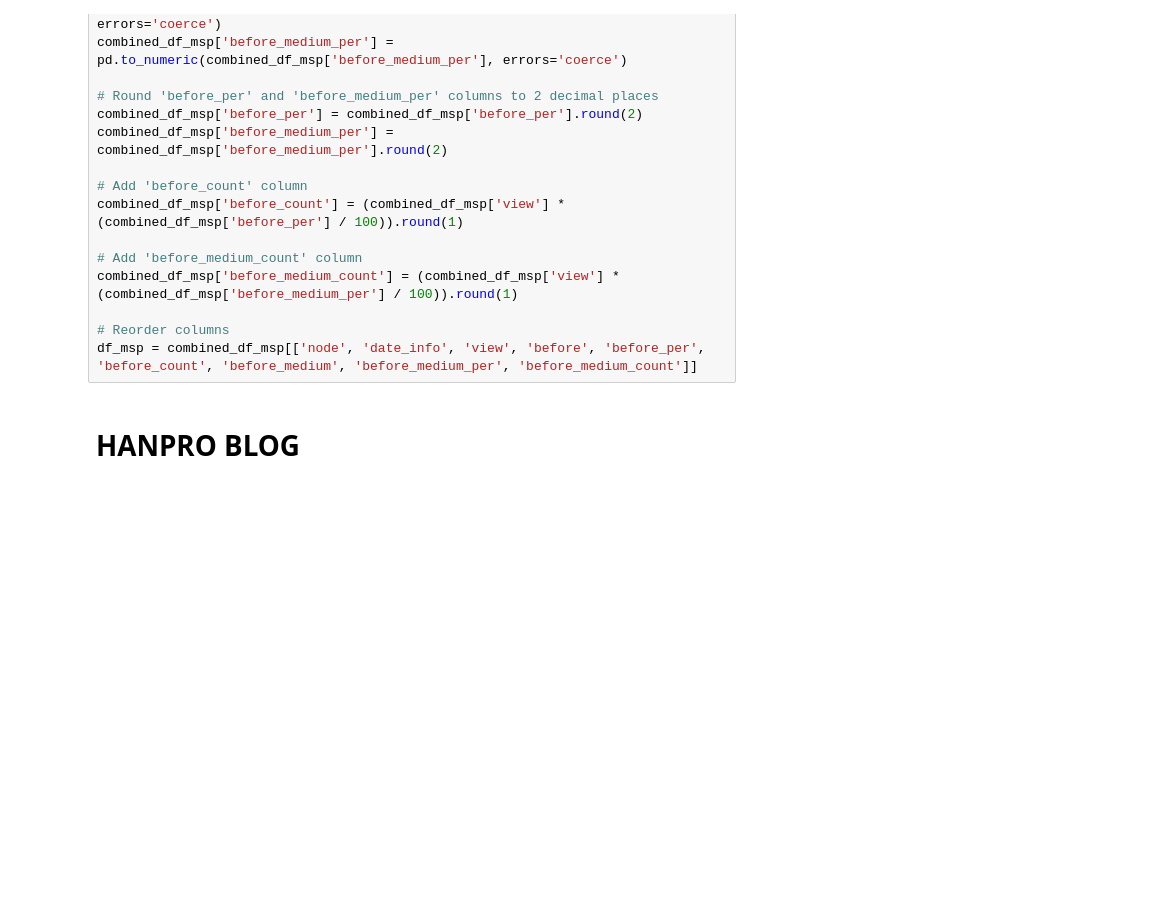
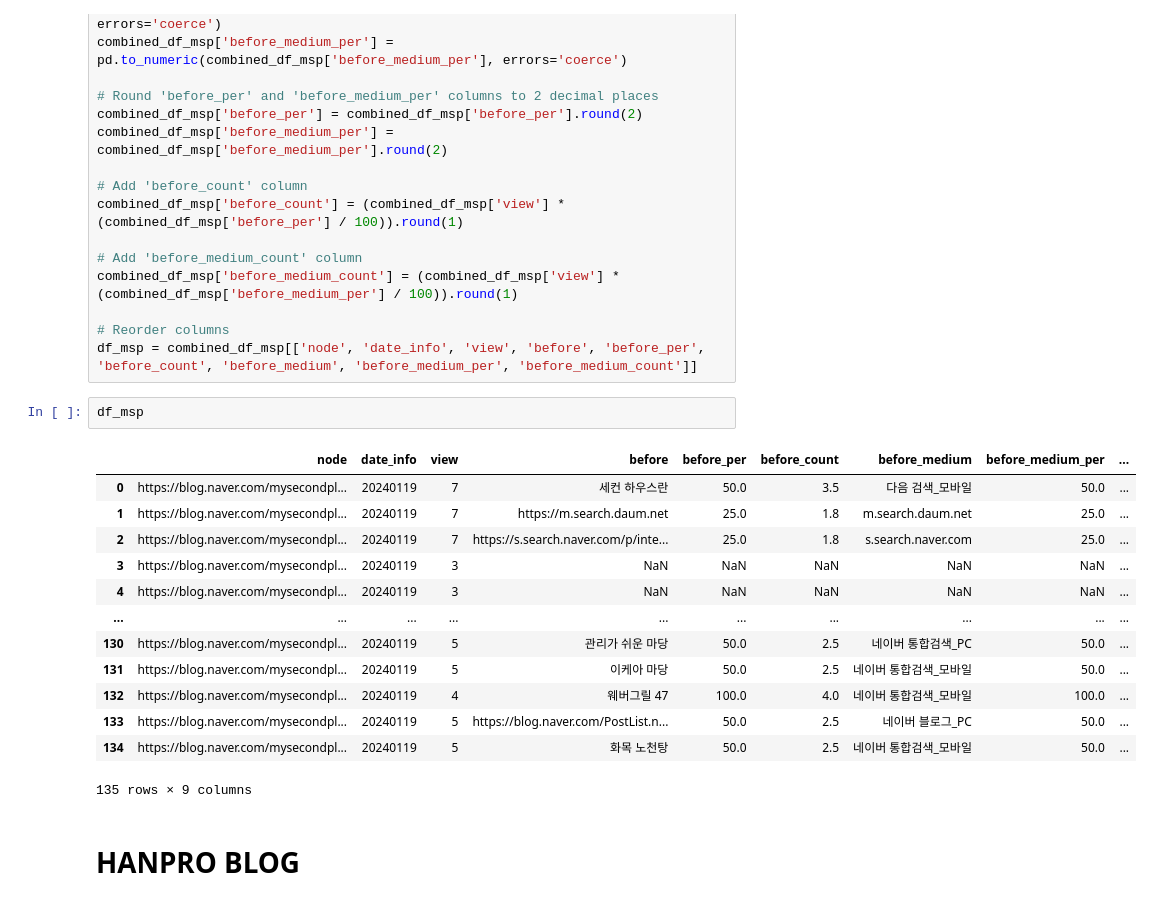
Before and after one commit to kang00111/funnel_test, a Jupyter notebook: Crawler for BlogStatistics_3.ipynb, the cells around one changed output. Drawn from its saved outputs; the diff is of its cells as text; blank space fills up the shorter version.

```diff
--- a/Crawler for BlogStatistics_3.ipynb
+++ b/Crawler for BlogStatistics_3.ipynb
@@ -308,6 +341,22 @@ combined_df_msp['before_medium_count'] = (combined_df_msp['view'] * (combined_df
 
 # Reorder columns
 df_msp = combined_df_msp[['node', 'date_info', 'view', 'before', 'before_per', 'before_count', 'before_medium', 'before_medium_per', 'before_medium_count']]
+# %%
+df_msp
+# %% [output]
+|  | node | date_info | view | before | before_per | before_count | before_medium | before_medium_per | ... |
+| 0 | https://blog.naver.com/mysecondpl... | 20240119 | 7 | 세컨 하우스란 | 50.0 | 3.5 | 다음 검색_모바일 | 50.0 | ... |
+| 1 | https://blog.naver.com/mysecondpl... | 20240119 | 7 | https://m.search.daum.net | 25.0 | 1.8 | m.search.daum.net | 25.0 | ... |
+| 2 | https://blog.naver.com/mysecondpl... | 20240119 | 7 | https://s.search.naver.com/p/inte... | 25.0 | 1.8 | s.search.naver.com | 25.0 | ... |
+| 3 | https://blog.naver.com/mysecondpl... | 20240119 | 3 | NaN | NaN | NaN | NaN | NaN | ... |
+| 4 | https://blog.naver.com/mysecondpl... | 20240119 | 3 | NaN | NaN | NaN | NaN | NaN | ... |
+| ... | ... | ... | ... | ... | ... | ... | ... | ... | ... |
+| 130 | https://blog.naver.com/mysecondpl... | 20240119 | 5 | 관리가 쉬운 마당 | 50.0 | 2.5 | 네이버 통합검색_PC | 50.0 | ... |
+| 131 | https://blog.naver.com/mysecondpl... | 20240119 | 5 | 이케아 마당 | 50.0 | 2.5 | 네이버 통합검색_모바일 | 50.0 | ... |
+| 132 | https://blog.naver.com/mysecondpl... | 20240119 | 4 | 웨버그릴 47 | 100.0 | 4.0 | 네이버 통합검색_모바일 | 100.0 | ... |
+| 133 | https://blog.naver.com/mysecondpl... | 20240119 | 5 | https://blog.naver.com/PostList.n... | 50.0 | 2.5 | 네이버 블로그_PC | 50.0 | ... |
+| 134 | https://blog.naver.com/mysecondpl... | 20240119 | 5 | 화목 노천탕 | 50.0 | 2.5 | 네이버 통합검색_모바일 | 50.0 | ... |
+135 rows × 9 columns
 # %% [markdown]
 # HANPRO BLOG
 # %%
```
Also changed, not shown: parts of 12 cells of this notebook.
